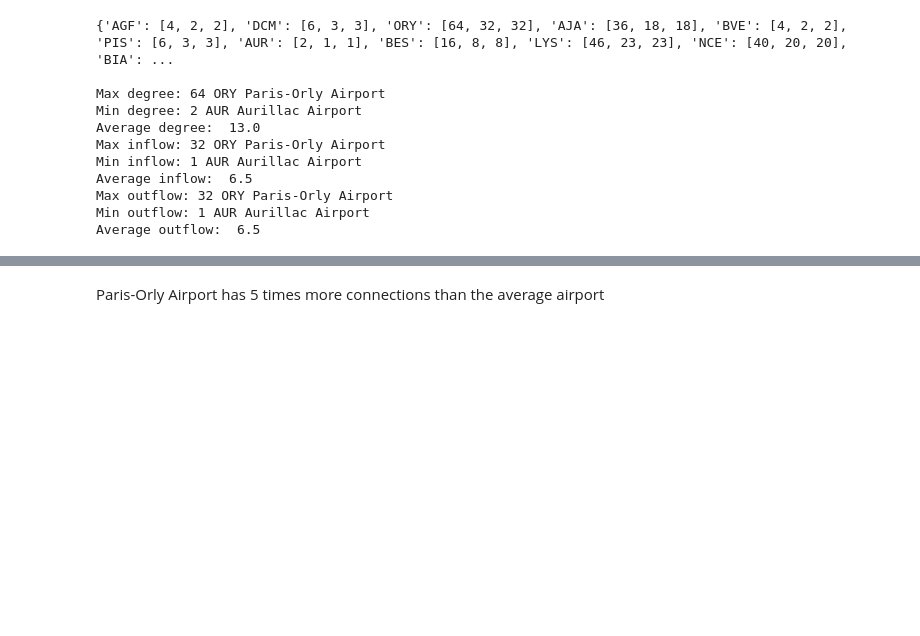
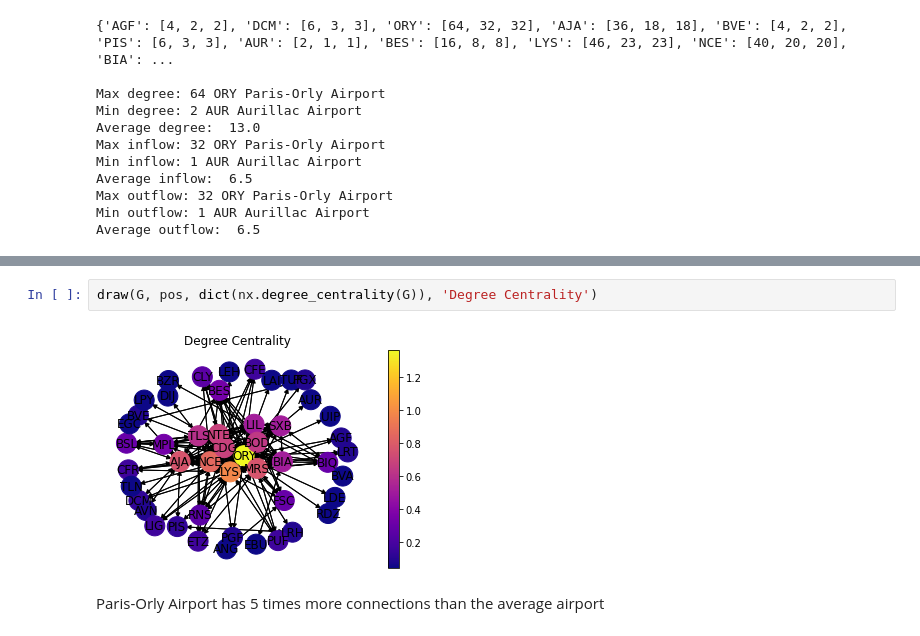
Before and after one commit to Asif-Mammadov/airports-network-analysis, a Jupyter notebook: report.ipynb, the cells around one changed output, grey strips where cells are left out. Cells and saved outputs as stored; diff of their text form; blank space fills up the shorter version.

```diff
--- a/report.ipynb
+++ b/report.ipynb
@@ -237,3 +261,7 @@ Average outflow:  6.5
+# %%
+draw(G, pos, dict(nx.degree_centrality(G)), 'Degree Centrality')
+# %% [output]
+[figure, added]
 # %% [markdown]
 Paris-Orly Airport has 5 times more connections than the average airport
 # %%
```
Also changed, not shown: parts of 10 cells of this notebook, 1 other file.
